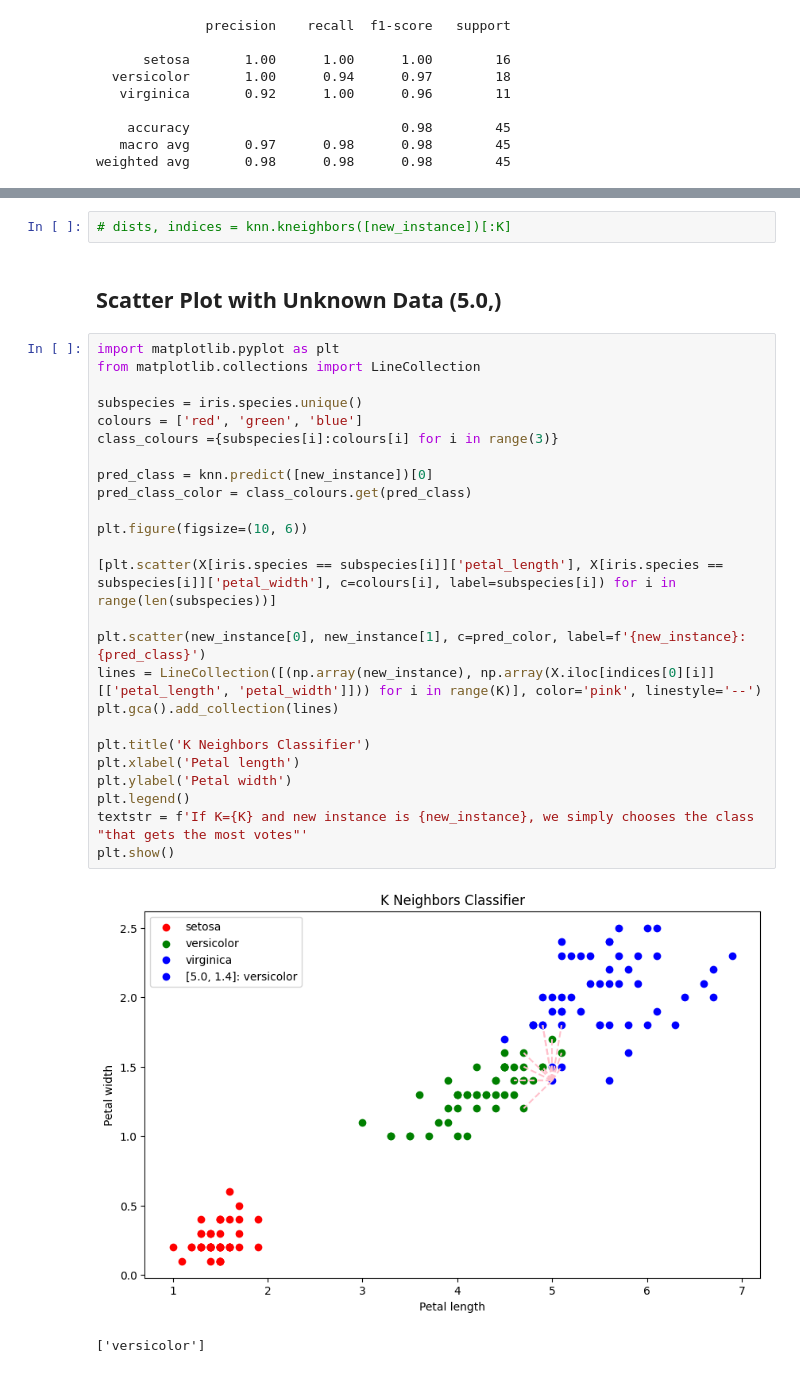
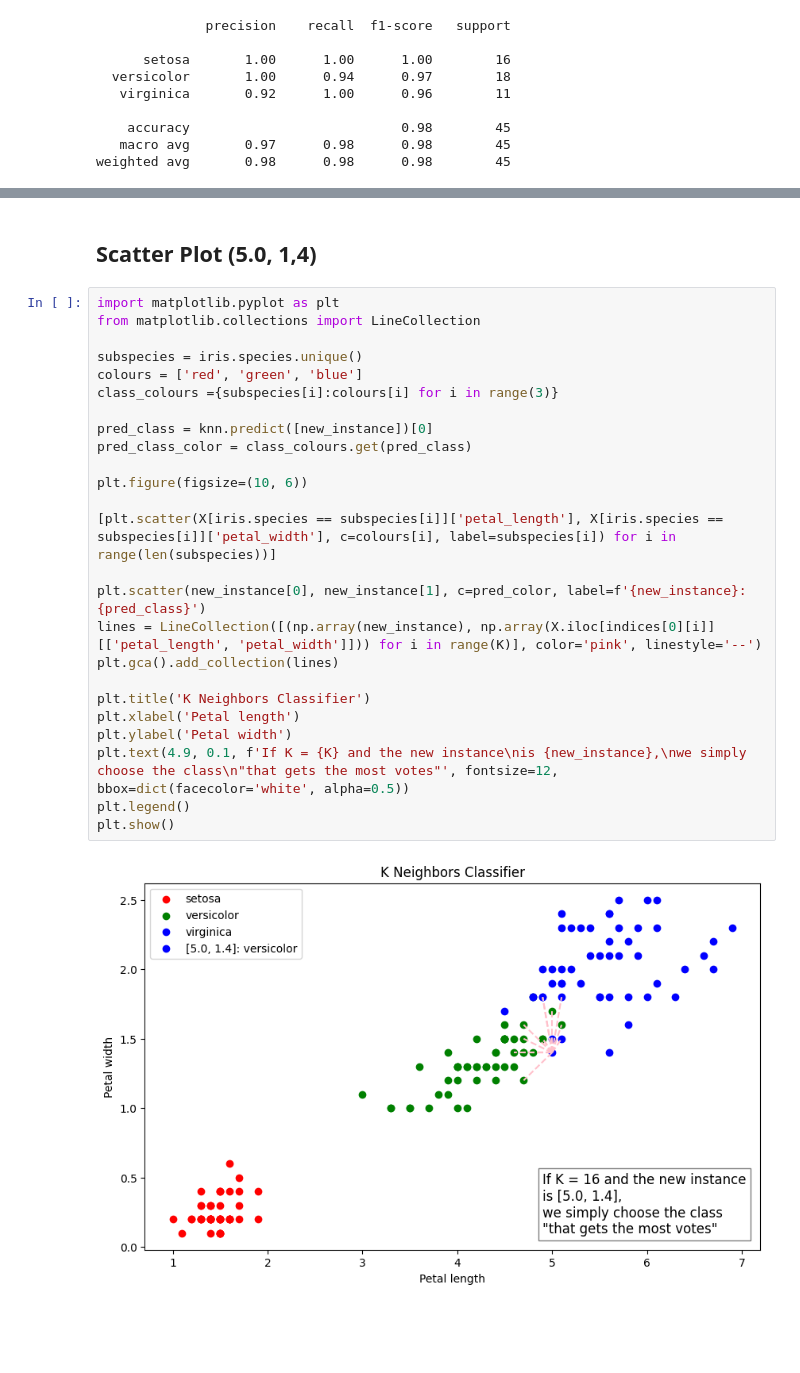
Before and after one commit to egargo/study, a Jupyter notebook: ml/knn.ipynb, the cells around one changed output, grey strips where cells are left out. Cells and saved outputs as stored; diff of their text form; blank space fills up the shorter version.

```diff
--- a/ml/knn.ipynb
+++ b/ml/knn.ipynb
@@ -83,32 +82,29 @@ indices = pd.DataFrame(np.sort(np.argsort(distances, axis=1)[:K]))
-# %%
-# dists, indices = knn.kneighbors([new_instance])[:K]
 # %% [markdown]
-## Scatter Plot with Unknown Data (5.0,)
+## Scatter Plot (5.0, 1,4)
 # %%
 import matplotlib.pyplot as plt
 from matplotlib.collections import LineCollection
 
 subspecies = iris.species.unique()
 colours = ['red', 'green', 'blue']
 class_colours ={subspecies[i]:colours[i] for i in range(3)}
 
 pred_class = knn.predict([new_instance])[0]
 pred_class_color = class_colours.get(pred_class)
 
 plt.figure(figsize=(10, 6))
 
 [plt.scatter(X[iris.species == subspecies[i]]['petal_length'], X[iris.species == subspecies[i]]['petal_width'], c=colours[i], label=subspecies[i]) for i in range(len(subspecies))]
 
 plt.scatter(new_instance[0], new_instance[1], c=pred_color, label=f'{new_instance}: {pred_class}')
 lines = LineCollection([(np.array(new_instance), np.array(X.iloc[indices[0][i]][['petal_length', 'petal_width']])) for i in range(K)], color='pink', linestyle='--')
 plt.gca().add_collection(lines)
 
 plt.title('K Neighbors Classifier')
 plt.xlabel('Petal length')
 plt.ylabel('Petal width')
+plt.text(4.9, 0.1, f'If K = {K} and the new instance\nis {new_instance},\nwe simply choose the class\n"that gets the most votes"', fontsize=12, bbox=dict(facecolor='white', alpha=0.5))
 plt.legend()
-textstr = f'If K={K} and new instance is {new_instance}, we simply chooses the class "that gets the most votes"'
 plt.show()
 # %% [output]
-[figure, old version]
+[figure, new version]
-['versicolor']
```
Also changed, not shown: parts of 1 cell of this notebook.
